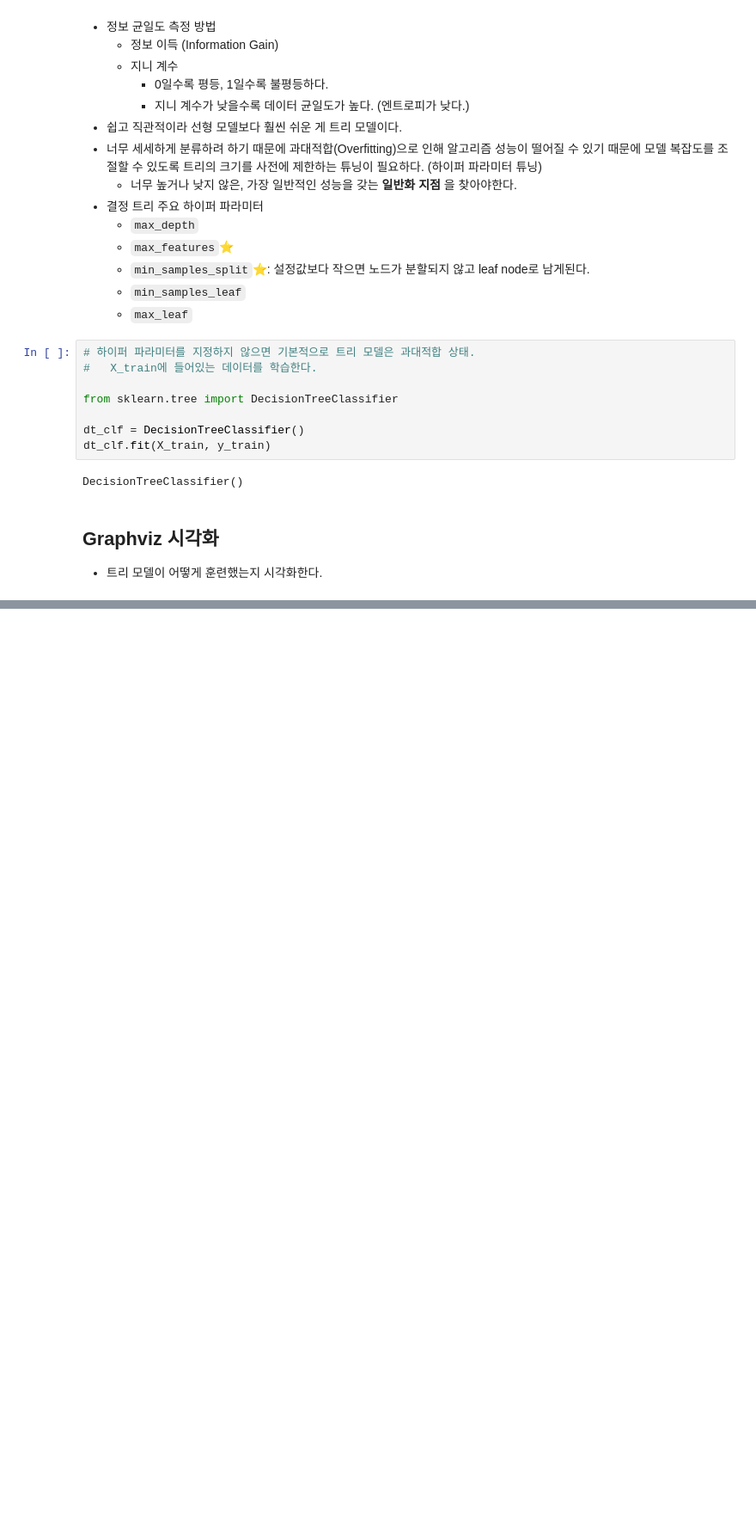
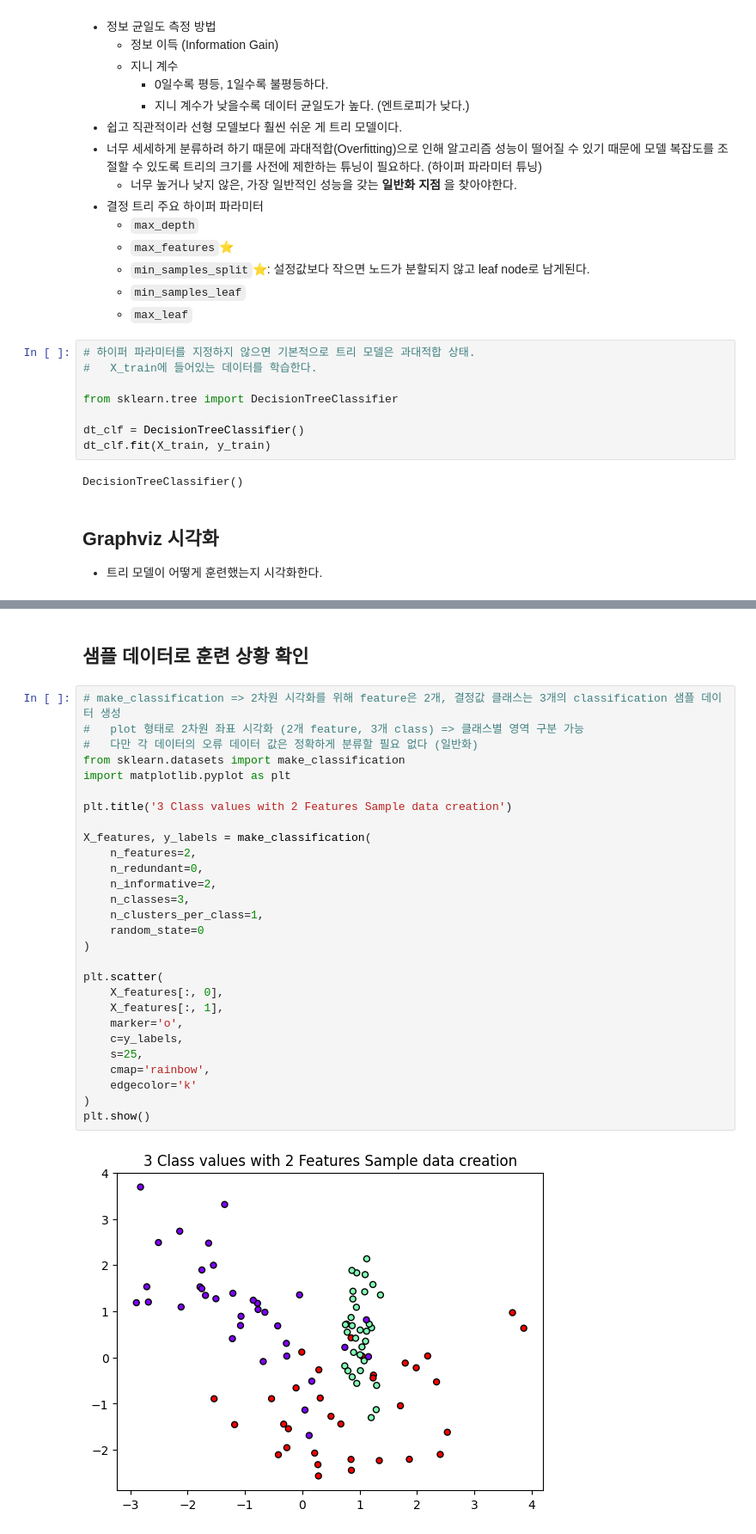
Before and after one commit to yant1001/Machine_Learning, a Jupyter notebook: 03. classification.ipynb, the cells around one changed output, grey strips where cells are left out. Shown at 86% size. Saved outputs shown, nothing was run; the diff lists cells and outputs as text; blank space fills up the shorter version.

```diff
--- a/03. classification.ipynb
+++ b/03. classification.ipynb
@@ -90,0 +153,32 @@ graphviz.Source(dot_graph)
+# %% [markdown]
+## 샘플 데이터로 훈련 상황 확인
+# %%
+# make_classification => 2차원 시각화를 위해 feature은 2개, 결정값 클래스는 3개의 classification 샘플 데이터 생성
+#   plot 형태로 2차원 좌표 시각화 (2개 feature, 3개 class) => 클래스별 영역 구분 가능
+#   다만 각 데이터의 오류 데이터 값은 정확하게 분류할 필요 없다 (일반화)
+from sklearn.datasets import make_classification
+import matplotlib.pyplot as plt
+
+plt.title('3 Class values with 2 Features Sample data creation')
+
+X_features, y_labels = make_classification(
+    n_features=2,
+    n_redundant=0,
+    n_informative=2,
+    n_classes=3,
+    n_clusters_per_class=1,
+    random_state=0
+)
+
+plt.scatter(
+    X_features[:, 0],
+    X_features[:, 1],
+    marker='o',
+    c=y_labels,
+    s=25,
+    cmap='rainbow',
+    edgecolor='k'
+)
+plt.show()
+# %% [output]
+[figure, added]
```
Also changed, not shown: parts of 29 cells of this notebook.
